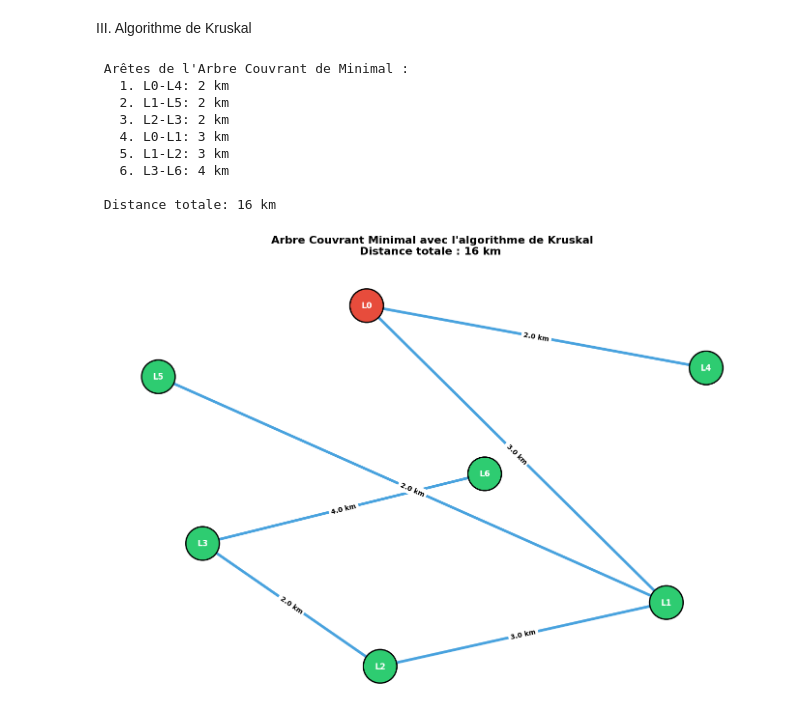
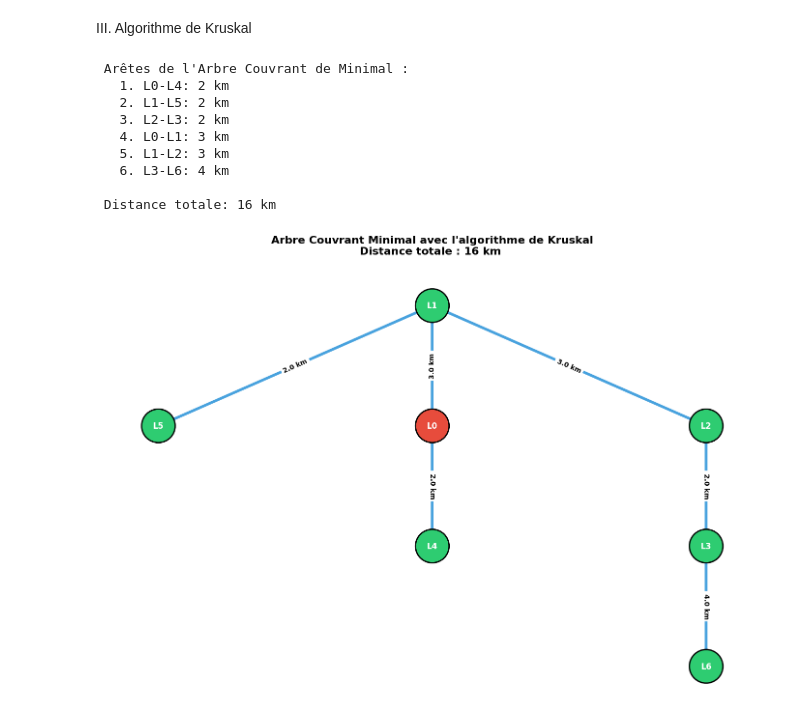
Before and after one commit to Bassana07/devoir-theorie-graphe-s5, a Jupyter notebook: Devoir theorie des graphes groupe 11.ipynb, the cells around one changed output. Drawn from its saved outputs; the diff is of its cells as text; code cells hidden in the pictures.

```diff
--- a/Devoir theorie des graphes groupe 11.ipynb
+++ b/Devoir theorie des graphes groupe 11.ipynb
@@ -136,7 +137,7 @@ def kruskal(Graphe):
 # ================================
 # Données ACM depuis Kruskal
 # ================================
-acm_edges = kruskal(G_complet)   # résultat de kruskal(Graphe)
+acm_edges = kruskal(G_complet)
 
 # Calculs
 distance_totale_acm = sum(d for _, _, d in acm_edges)
@@ -146,6 +147,38 @@ for i, (u, v, d) in enumerate(acm_edges, 1):
     print(f"   {i}. {u}-{v}: {d} km")
 
 print(f"\n Distance totale: {distance_totale_acm} km")
+
+# ================================
+# Disposition des aretes et sommet pour le graphe ACM
+# ================================
+def hierarchy_pos(G, root=None, width=1.0, vert_gap=0.15, vert_loc=0, xcenter=0.5):
+    """
+    Positionne un arbre sans croisement (layout hiérarchique).
+    """
+    if root is None:
+        root = list(G.nodes())[0]
+
+    def _hierarchy_pos(G, root, left, right, vert_loc, pos, parent=None):
+        pos[root] = ((left + right) / 2, vert_loc)
+
+        children = list(G.neighbors(root))
+        if parent is not None:
+            children.remove(parent)
+
+        if len(children) != 0:
+            dx = (right - left) / len(children)
+            nextx = left
+            for child in children:
+                nextx += dx
+                pos = _hierarchy_pos(
+                    G, child,
+                    nextx - dx, nextx,
+                    vert_loc - vert_gap,
+                    pos, root
+                )
+        return pos
+
+    return _hierarchy_pos(G, root, 0, width, vert_loc, {})
 
 # ================================
 # Création du graphe ACM
@@ -166,8 +199,8 @@ for u, v, d in acm_edges:
 # ================================
 fig, ax = plt.subplots(figsize=(14, 10))
 
-# 👉 Astuce : garder la même disposition que le graphe complet
-pos_acm = nx.spring_layout(G_complet, seed=42, k=2)
+# Astuce : garder la même disposition que le graphe complet
+pos_acm = hierarchy_pos(G_acm, root='L0')
 
 # Dessiner les arêtes
 nx.draw_networkx_edges(
@@ -200,34 +233,34 @@ edge_labels_acm = {
 }
 nx.draw_networkx_edge_labels(
     G_acm, pos_acm,
     edge_labels_acm,
     font_size=10,
     font_weight='bold'
 )
 
 # Titre
 plt.title(
     f"Arbre Couvrant Minimal avec l'algorithme de Kruskal\n"
     f"Distance totale : {distance_totale_acm} km ",
     fontsize=16,
     fontweight='bold',
     pad=20
 )
 
 plt.axis('off')
 plt.tight_layout()
 plt.show()
 # %% [output]
  Arêtes de l'Arbre Couvrant de Minimal :
    1. L0-L4: 2 km
    2. L1-L5: 2 km
    3. L2-L3: 2 km
    4. L0-L1: 3 km
    5. L1-L2: 3 km
    6. L3-L6: 4 km
 
  Distance totale: 16 km
-[figure, old version]
+[figure, new version]
 # %%
 # Matrice d'adjacence de l'ACM
 adj_matrix_acm = nx.to_numpy_array(G_acm, nodelist=labels, weight=None)
```
Also changed, not shown: parts of 3 cells of this notebook.
